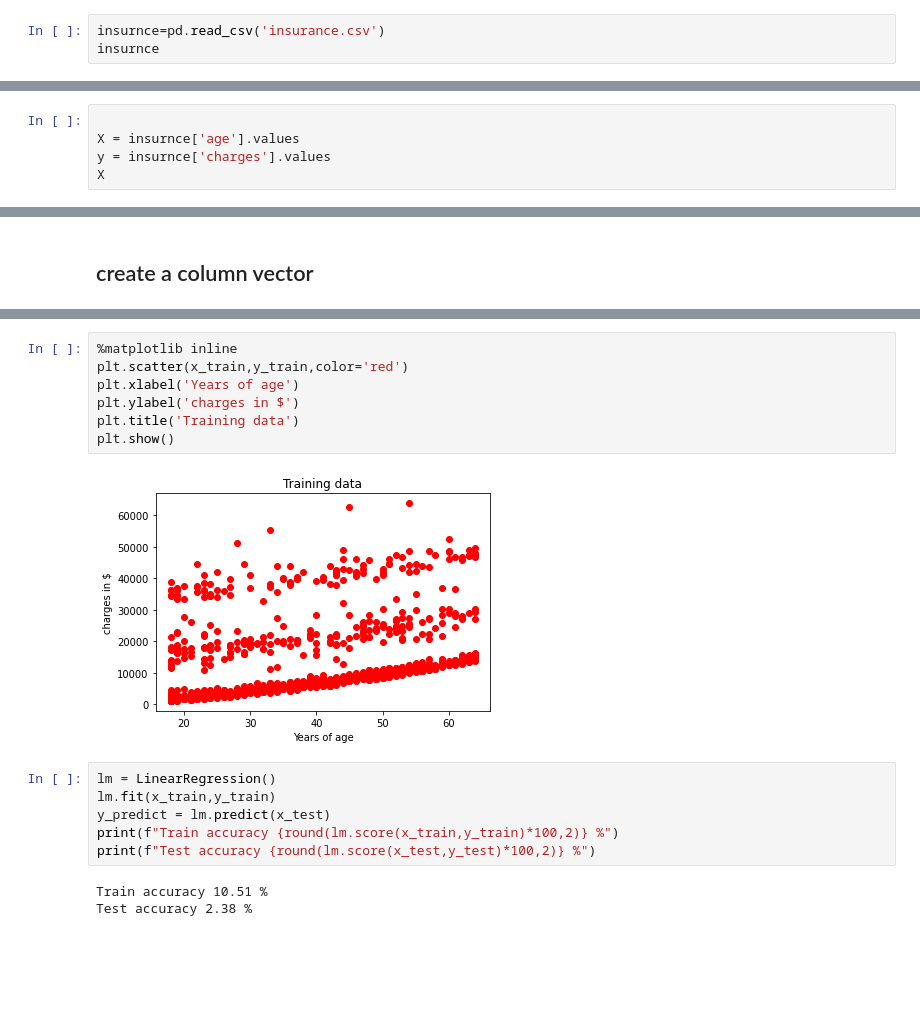
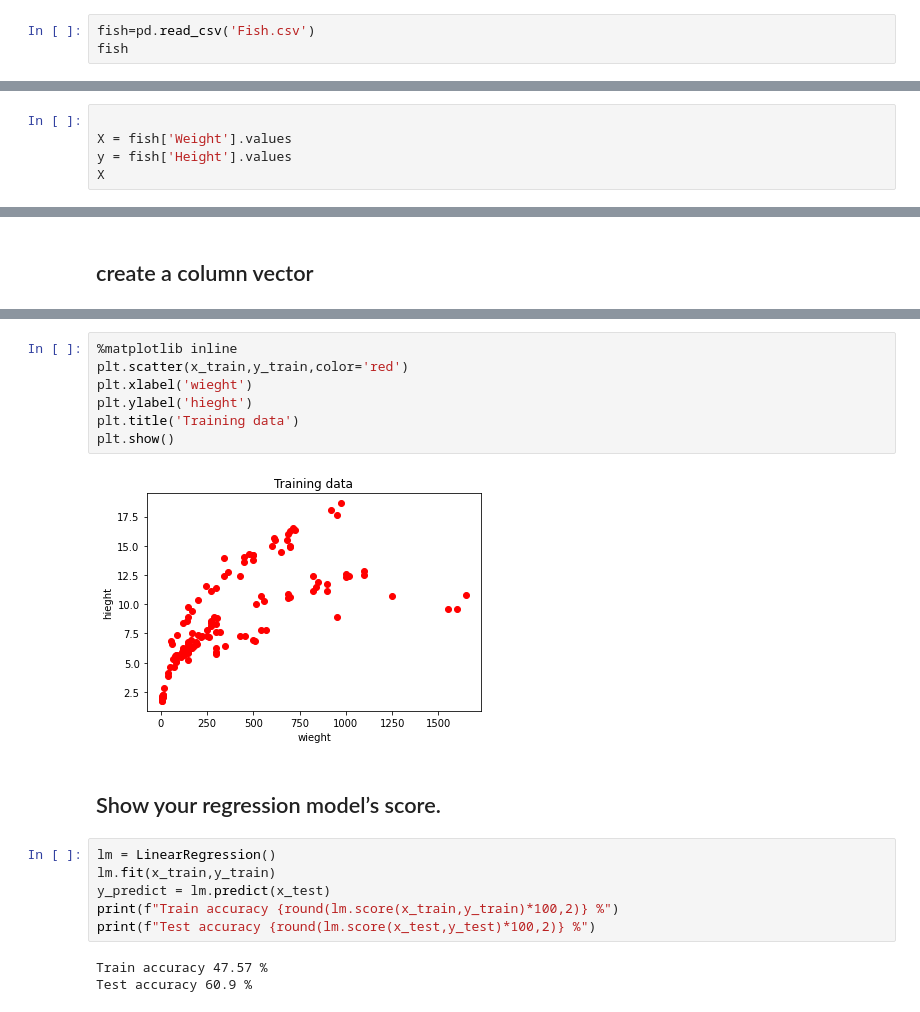
Before and after one commit to ashrf288/Linear-Regressions, a Jupyter notebook: regression.ipynb, the cells around one changed output, grey strips where cells are left out. Saved outputs shown, nothing was run; the diff lists cells and outputs as text; blank space fills up the shorter version.

```diff
--- a/regression.ipynb
+++ b/regression.ipynb
@@ -5,6 +5,6 @@ import matplotlib.pyplot as plt
 from sklearn.linear_model import LinearRegression
 from sklearn.model_selection import train_test_split
 # %%
-insurnce=pd.read_csv('insurance.csv')
-insurnce
+fish=pd.read_csv('Fish.csv')
+fish
 # %% [output]
@@ -46,6 +47,6 @@ Text(0.5, 1.0, 'insurence data')
 # %%
 
-X = insurnce['age'].values
-y = insurnce['charges'].values
+X = fish['Weight'].values
+y = fish['Height'].values
 X
 # %% [output]
@@ -93,12 +114,14 @@ y_test shape (268,)
 # %%
 %matplotlib inline
 plt.scatter(x_train,y_train,color='red')
-plt.xlabel('Years of age')
-plt.ylabel('charges in $')
+plt.xlabel('wieght')
+plt.ylabel('hieght')
 plt.title('Training data')
 plt.show()
 # %% [output]
-[figure, old version]
+[figure, new version]
+# %% [markdown]
+## Show your regression model’s score.
 # %%
 lm = LinearRegression()
 lm.fit(x_train,y_train)
@@ -106,5 +129,5 @@ y_predict = lm.predict(x_test)
 print(f"Train accuracy {round(lm.score(x_train,y_train)*100,2)} %")
 print(f"Test accuracy {round(lm.score(x_test,y_test)*100,2)} %")
 # %% [output]
-Train accuracy 10.51 %
-Test accuracy 2.38 %
+Train accuracy 47.57 %
+Test accuracy 60.9 %
```
Also changed, not shown: parts of 10 cells of this notebook, 5 other files.
